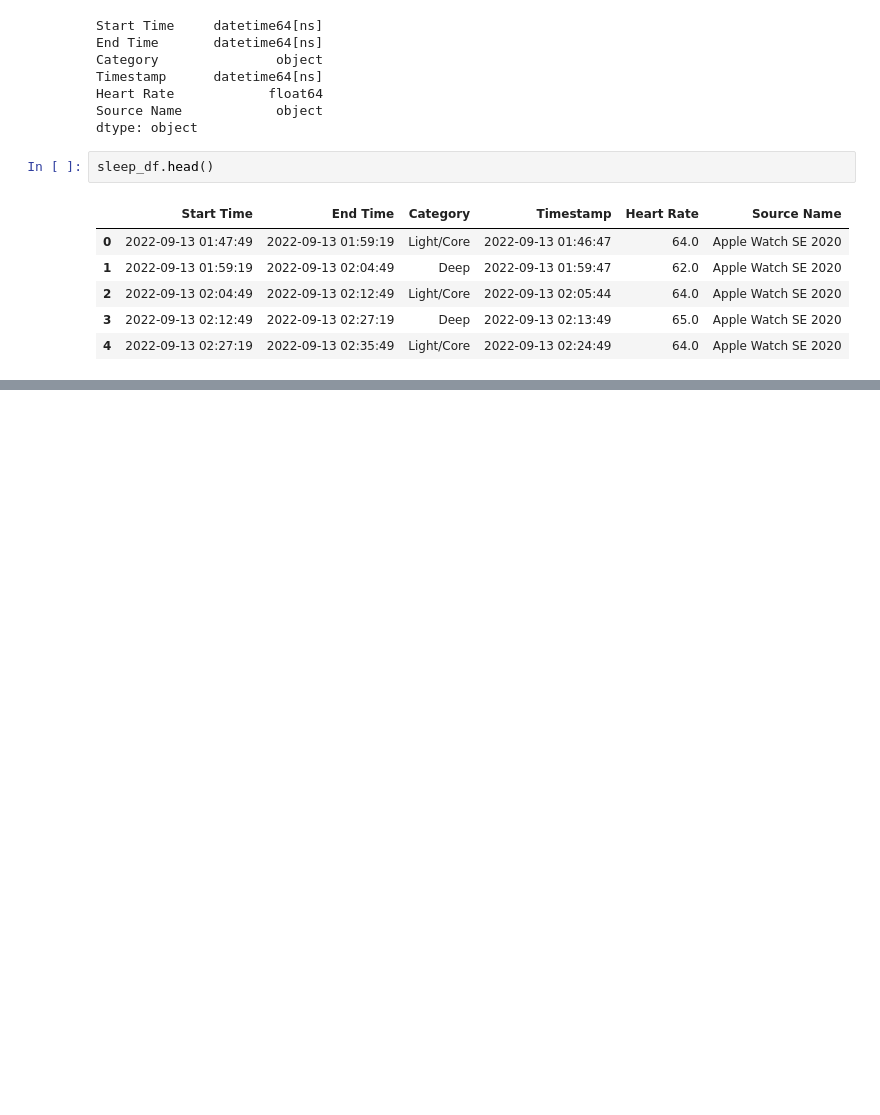
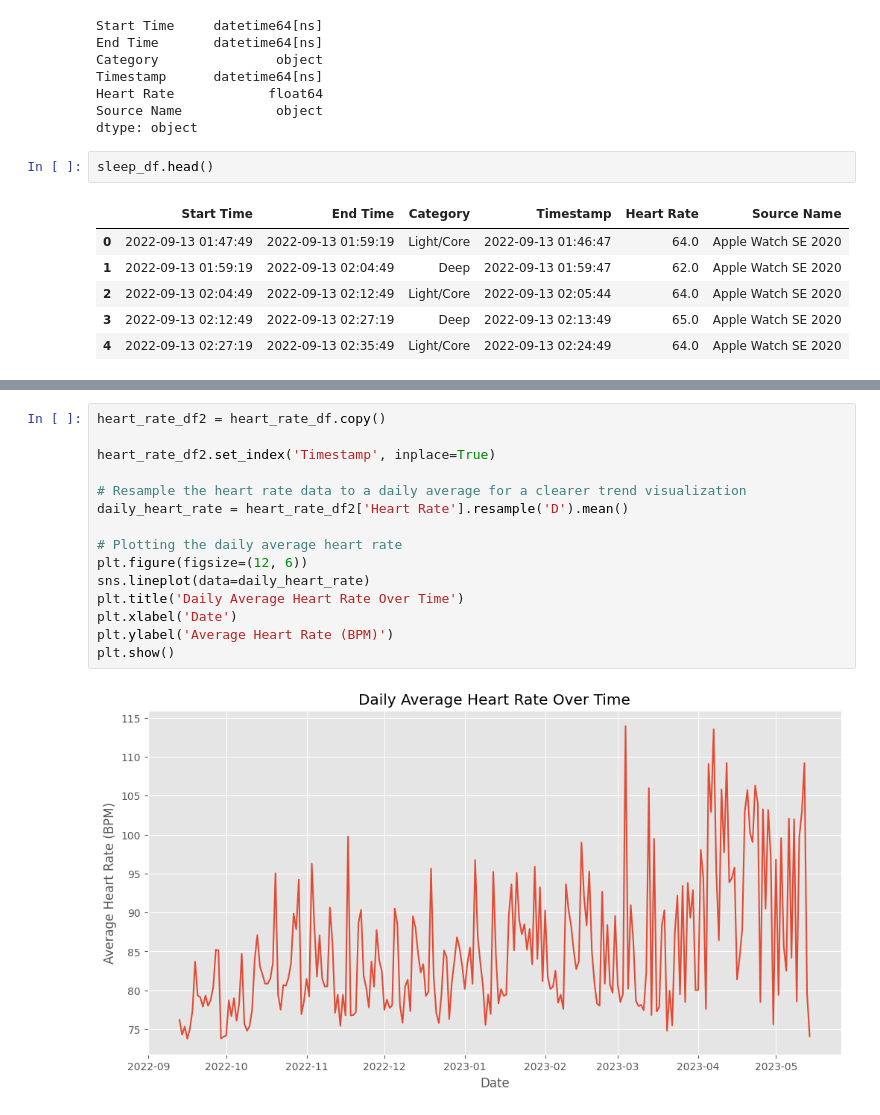
Before and after one commit to hantien2002/smart-health-monitoring-system, a Jupyter notebook: Model Training/explore.ipynb, the cells around one changed output, grey strips where cells are left out. Cells and saved outputs as stored; diff of their text form; blank space fills up the shorter version.

```diff
--- a/Model Training/explore.ipynb
+++ b/Model Training/explore.ipynb
@@ -208,0 +170,17 @@ heart_rate_df.loc[heart_rate_df.duplicated()]
+# %%
+heart_rate_df2 = heart_rate_df.copy()
+
+heart_rate_df2.set_index('Timestamp', inplace=True)
+
+# Resample the heart rate data to a daily average for a clearer trend visualization
+daily_heart_rate = heart_rate_df2['Heart Rate'].resample('D').mean()
+
+# Plotting the daily average heart rate
+plt.figure(figsize=(12, 6))
+sns.lineplot(data=daily_heart_rate)
+plt.title('Daily Average Heart Rate Over Time')
+plt.xlabel('Date')
+plt.ylabel('Average Heart Rate (BPM)')
+plt.show()
+# %% [output]
+[figure, added]
```
Also changed, not shown: parts of 24 cells of this notebook.
